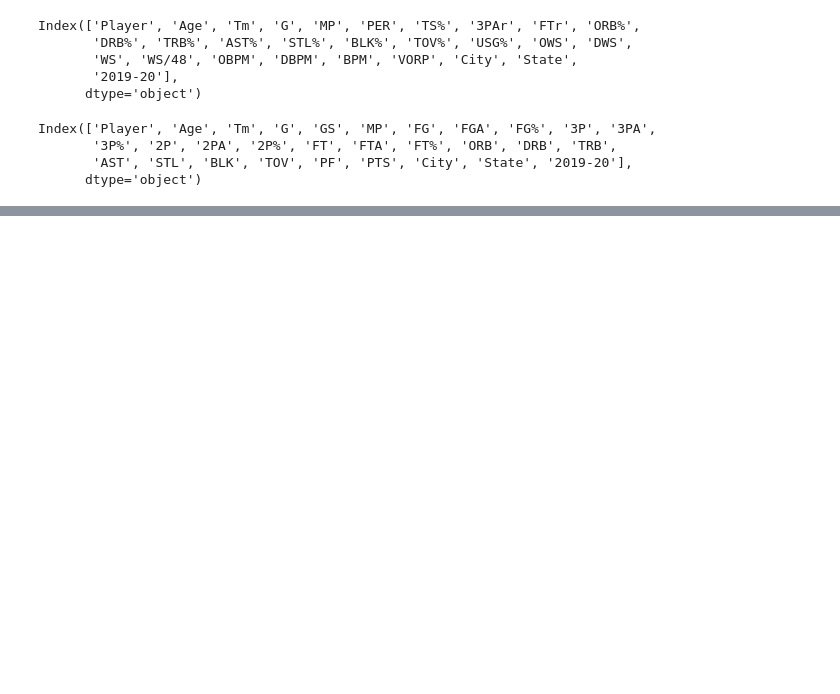
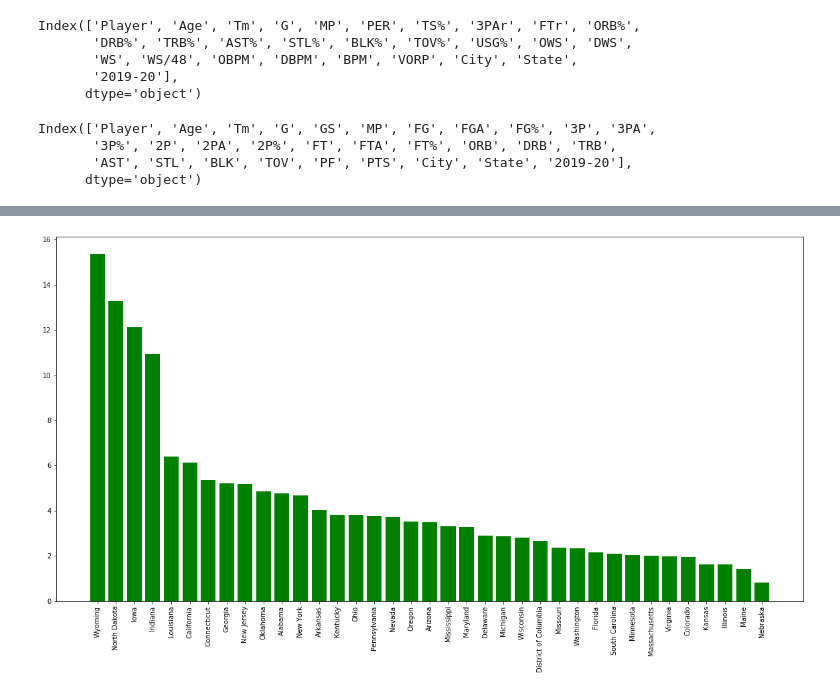
Before and after one commit to bbruzos/API-Project-, a Jupyter notebook: Saburo.ipynb, the cells around one changed output, grey strips where cells are left out. Drawn from its saved outputs; the diff is of its cells as text; code cells hidden in the pictures; blank space fills up the shorter version.

Commit message:
fixing some graphs

```diff
--- a/Saburo.ipynb
+++ b/Saburo.ipynb
@@ -56,3 +56,10 @@ Index(['Player', 'Age', 'Tm', 'G', 'GS', 'MP', 'FG', 'FGA', 'FG%', '3P', '3PA',
        '3P%', '2P', '2PA', '2P%', 'FT', 'FTA', 'FT%', 'ORB', 'DRB', 'TRB',
        'AST', 'STL', 'BLK', 'TOV', 'PF', 'PTS', 'City', 'State', '2019-20'],
       dtype='object')
+# %%
+per_birth_sal['millions'] = per_birth_sal['2019-20']/1000000
+state_sal = per_birth_sal.groupby('State')['millions'].median().reset_index()
+play_sal = per_birth_sal.groupby('State')['Player'].count().reset_index()
+# %%
+combined_df = pd.merge(state_sal,play_sal, on = "State")
+combined_df.head()
@@ -58,0 +73,13 @@ Index(['Player', 'Age', 'Tm', 'G', 'GS', 'MP', 'FG', 'FGA', 'FG%', '3P', '3PA',
+# %%
+combined_df = combined_df.sort_values('millions',ascending = False)
+# %%
+x_values = combined_df['State']
+y_values = combined_df['millions']
+
+plt.figure(figsize = (20,10))
+plt.bar(x_values, y_values,color = 'g',align = 'center')
+plt.xticks(rotation='vertical')
+#plt.tight_layout()
+plt.show()
+# %% [output]
+[figure, added]
```
Also changed, not shown: parts of 1 cell of this notebook, 2 other files.
